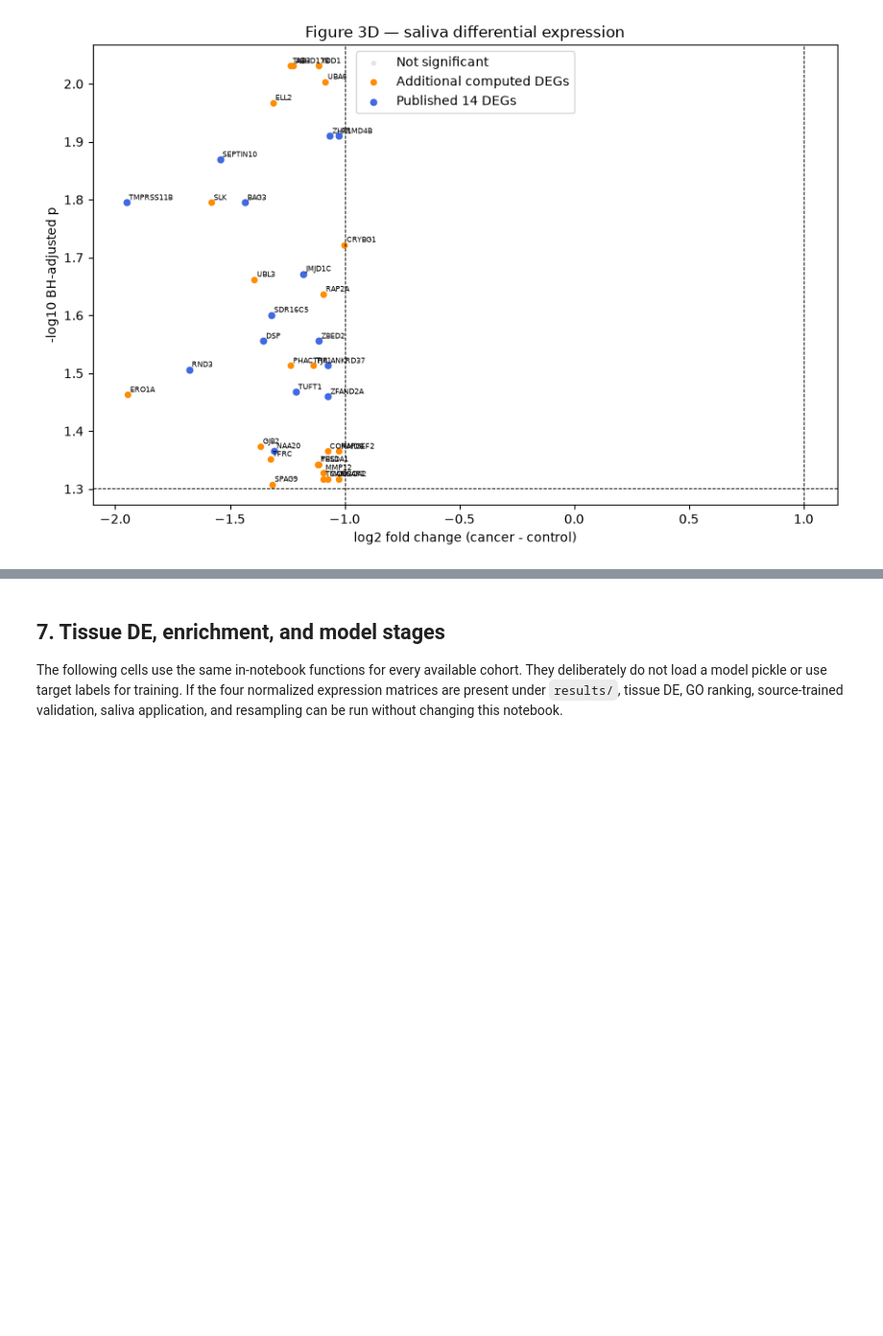
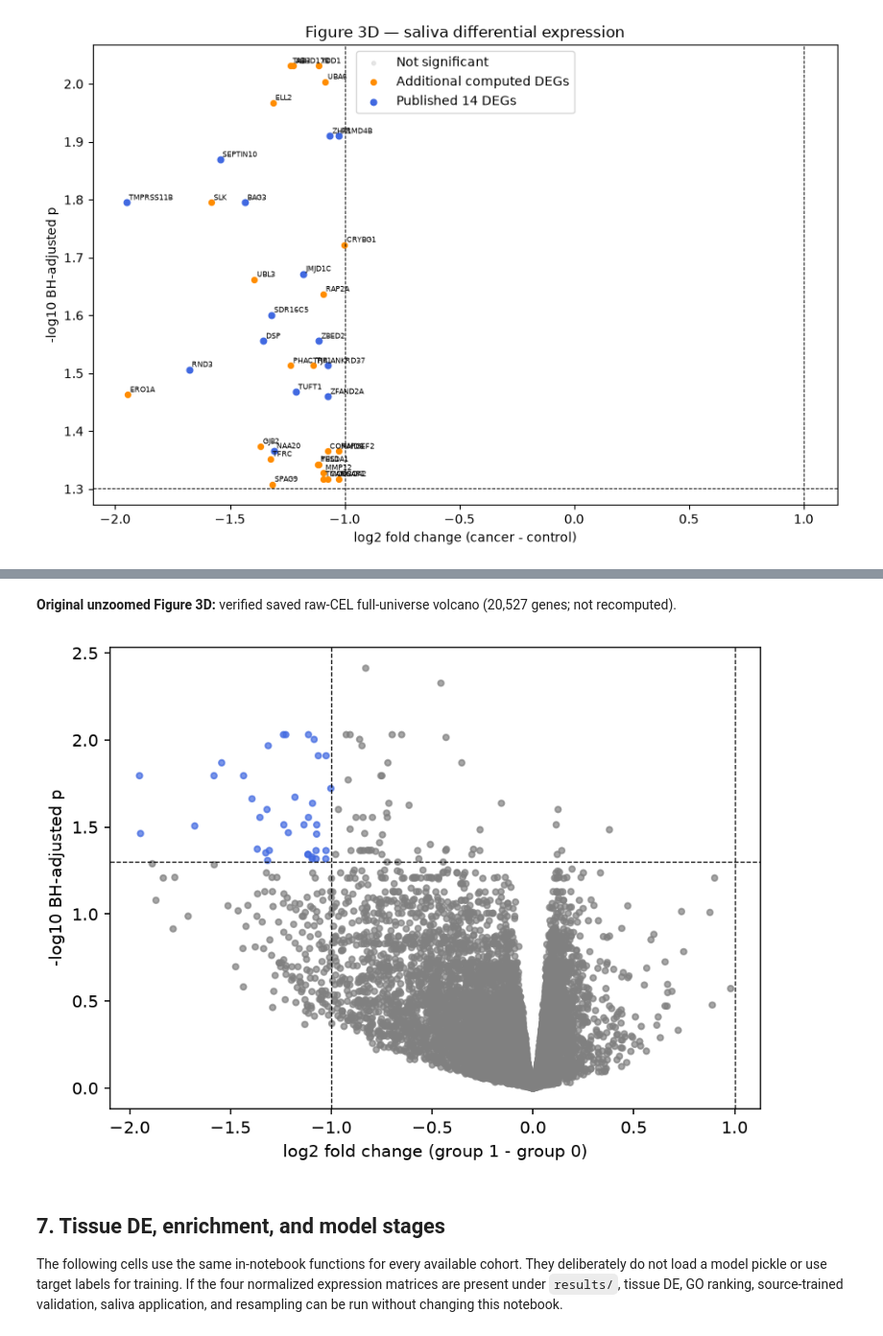
Before and after one commit to mc5eamus/pubmed-gastric-cancer-transcriptomics, a Jupyter notebook: notebooks/lopes2025_reproduction_standalone.ipynb, the cells around one changed output, grey strips where cells are left out. Shown at 96% size. Saved outputs shown, nothing was run; the diff lists cells and outputs as text; code cells hidden in the pictures; blank space fills up the shorter version.

```diff
--- a/notebooks/lopes2025_reproduction_standalone.ipynb
+++ b/notebooks/lopes2025_reproduction_standalone.ipynb
@@ -258,3 +262,16 @@ plt.show()
+# %%
+original_volcano_path = FIGURES / "figure_3d_saliva_volcano_original.png"
+volcano_snapshot = REFERENCE / "computed/GSE64951"
+volcano_summary = json.loads((volcano_snapshot / "summary.json").read_text())
+original_volcano_bytes = (volcano_snapshot / "volcano.png").read_bytes()
+if hashlib.sha256(original_volcano_bytes).hexdigest() != volcano_summary["snapshot_files_sha256"]["volcano.png"]:
+    raise ValueError("Saved original saliva volcano SHA256 changed: volcano.png")
+original_volcano_path.write_bytes(original_volcano_bytes)
+display(Markdown(f"**Original unzoomed Figure 3D:** verified saved raw-CEL full-universe volcano ({volcano_summary['genes_retained']:,} genes; not recomputed)."))
+display(Image(filename=str(original_volcano_path)))
+# %% [output]
+**Original unzoomed Figure 3D:** verified saved raw-CEL full-universe volcano (20,527 genes; not recomputed).
+[figure, added]
 # %% [markdown]
 ## 7. Tissue DE, enrichment, and model stages
 
```
Also changed, not shown: parts of 3 cells of this notebook, 2 other files.
